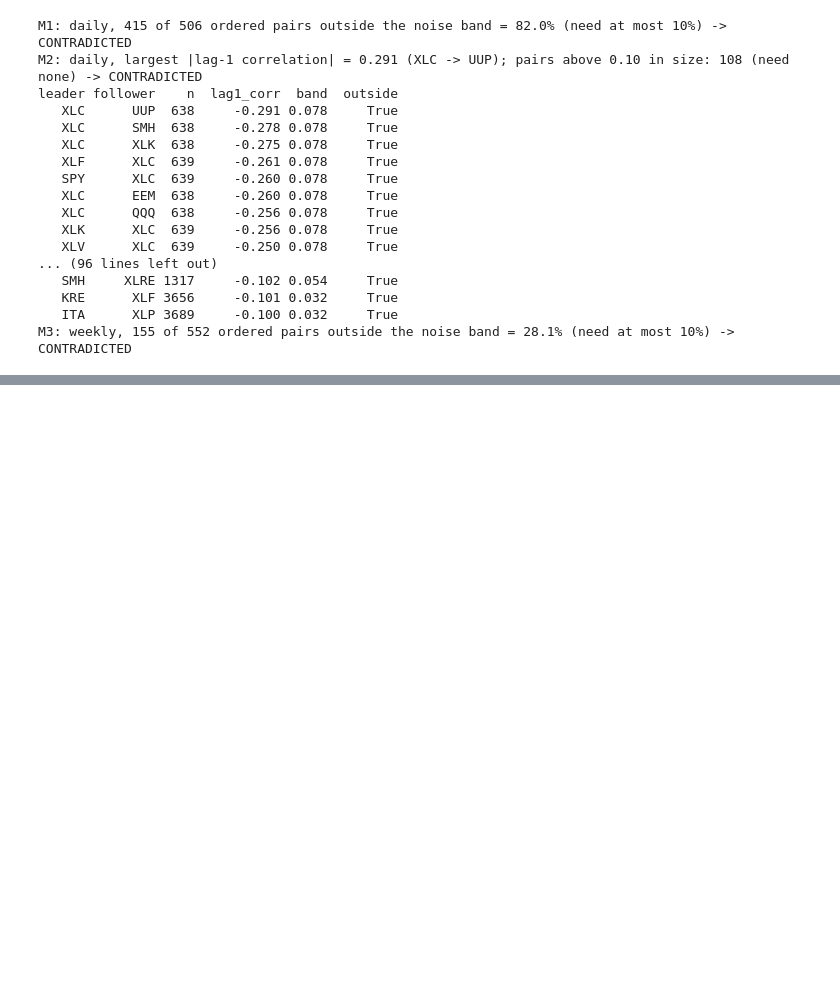
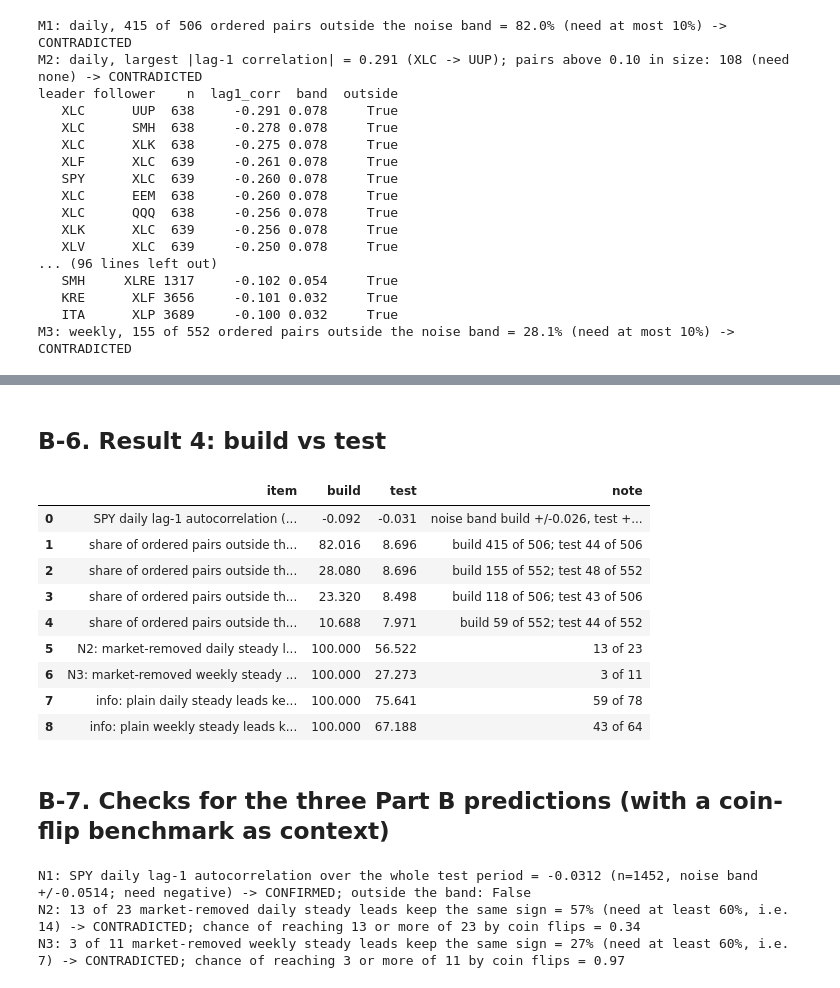
Before and after one commit to LamBuild33/market-rotation-research, a Jupyter notebook: notebooks/05_who_moves_first.ipynb, the cells around one changed output, grey strips where cells are left out. Saved outputs shown, nothing was run; the diff lists cells and outputs as text; code cells hidden in the pictures; blank space fills up the shorter version.

Commit message:
Notebook 05 Part B: who moves first (test years, checked once)
Co-Authored-By: Claude Sonnet 5.5 <noreply@anthropic.com>

```diff
--- a/notebooks/05_who_moves_first.ipynb
+++ b/notebooks/05_who_moves_first.ipynb
@@ -405,0 +591,20 @@ M3: weekly, 155 of 552 ordered pairs outside the noise band = 28.1% (need at mos
+# %%
+not_new = lambda s: ~(s.leader.isin(["XLC", "XLRE"]) | s.follower.isin(["XLC", "XLRE"]))
+chk_plain = {"daily": check_leads(SL, "plain", "daily", subset=not_new), "weekly": check_leads(SL, "plain", "weekly")}
+pd.concat(chk_plain.values()).round(5).to_csv(R / "05b_steady_leads_plain_check.csv", index=False)
+for f, c in chk_plain.items():
+    k = int(c.same_sign.sum())
+    print(f"plain {f} steady leads checked: {len(c)} | same sign in the test years: {k} ({k/len(c)*100:.0f}%) | outside the test noise band: {int(c.outside_test_band.sum())}")
+print()
+ysum = pd.concat([year_summary(yearlyT, v).assign(view=v) for v in ("plain", "market-removed")])
+ysum["note"] = np.where(ysum.year == last_year, (f"partial: to {last_date.date()}" if last_date < pd.Timestamp(f"{last_year}-12-20") else ""), "")
+ysum.round(3).to_csv(R / "05b_by_year_summary.csv", index=False)
+whole = pd.DataFrame([dict(freq=f, view=v, ordered_pairs=len(fullT[(v, f)]), outside_band=int(fullT[(v, f)].outside.sum()), share_outside_pct=fullT[(v, f)].outside.mean() * 100,
+                           max_abs_corr=fullT[(v, f)].lag1_corr.abs().max(), pairs_abs_corr_above_0_10=int((fullT[(v, f)].lag1_corr.abs() > 0.10).sum()),
+                           steady_leads=int(SLT[(v, f)].steady.sum()) if len(SLT[(v, f)]) else 0) for v in ("plain", "market-removed") for f in ("daily", "weekly")])
+whole.round(3).to_csv(R / "05b_summary_shares.csv", index=False)
+print("whole test period:"); print(whole.round(2).to_string(index=False))
+for v in ("plain", "market-removed"):
+    for f in ("daily", "weekly"):
+        print(f"\n--- {v}, {f}: share of ordered pairs outside the band by year ---")
+        print(ysum[(ysum.view == v) & (ysum.freq == f)][["year", "pairs", "share_outside_pct", "mean_lag1_corr", "mean_abs_lag1_corr", "note"]].round(2).to_string(index=False))
@@ -405,0 +629,45 @@ M3: weekly, 155 of 552 ordered pairs outside the noise band = 28.1% (need at mos
+# %% [markdown]
+## B-6. Result 4: build vs test
+# %%
+rows = []
+a_b = auto[(auto.freq == "daily") & (auto.view == "plain") & (auto.symbol == "SPY") & (auto.period == "full")].iloc[0]
+a_t = autoT[(autoT.freq == "daily") & (autoT.view == "plain") & (autoT.symbol == "SPY") & (autoT.period == "full")].iloc[0]
+rows.append({"item": "SPY daily lag-1 autocorrelation (plain)", "build": a_b.lag1_autocorr, "test": a_t.lag1_autocorr, "note": f"noise band build +/-{a_b.band:.3f}, test +/-{a_t.band:.3f}"})
+for v in ("plain", "market-removed"):
+    for f in ("daily", "weekly"):
+        rows.append({"item": f"share of ordered pairs outside the band: {v}, {f} (%)", "build": full[(v, f)].outside.mean() * 100, "test": fullT[(v, f)].outside.mean() * 100,
+                     "note": f"build {int(full[(v, f)].outside.sum())} of {len(full[(v, f)])}; test {int(fullT[(v, f)].outside.sum())} of {len(fullT[(v, f)])}"})
+for f in ("daily", "weekly"):
+    c = chk[f]; k = int(c.same_sign.sum())
+    rows.append({"item": f"N{2 if f == 'daily' else 3}: market-removed {f} steady leads keeping the same sign (%)", "build": 100.0, "test": k / len(c) * 100, "note": f"{k} of {len(c)}"})
+for f, c in chk_plain.items():
+    k = int(c.same_sign.sum())
+    rows.append({"item": f"info: plain {f} steady leads keeping the same sign (%)", "build": 100.0, "test": k / len(c) * 100, "note": f"{k} of {len(c)}"})
+bt = pd.DataFrame(rows)
+bt.round(3).to_csv(R / "05b_build_vs_test.csv", index=False)
+bt.round(3)
+# %% [output]
+|  | item | build | test | note |
+| 0 | SPY daily lag-1 autocorrelation (... | -0.092 | -0.031 | noise band build +/-0.026, test +... |
+| 1 | share of ordered pairs outside th... | 82.016 | 8.696 | build 415 of 506; test 44 of 506 |
+| 2 | share of ordered pairs outside th... | 28.080 | 8.696 | build 155 of 552; test 48 of 552 |
+| 3 | share of ordered pairs outside th... | 23.320 | 8.498 | build 118 of 506; test 43 of 506 |
+| 4 | share of ordered pairs outside th... | 10.688 | 7.971 | build 59 of 552; test 44 of 552 |
+| 5 | N2: market-removed daily steady l... | 100.000 | 56.522 | 13 of 23 |
+| 6 | N3: market-removed weekly steady ... | 100.000 | 27.273 | 3 of 11 |
+| 7 | info: plain daily steady leads ke... | 100.000 | 75.641 | 59 of 78 |
+| 8 | info: plain weekly steady leads k... | 100.000 | 67.188 | 43 of 64 |
+# %% [markdown]
+## B-7. Checks for the three Part B predictions (with a coin-flip benchmark as context)
+# %%
+spy_auto = a_t.lag1_autocorr
+print(f"N1: SPY daily lag-1 autocorrelation over the whole test period = {spy_auto:+.4f} (n={int(a_t.n)}, noise band +/-{a_t.band:.4f}; need negative) -> {'CONFIRMED' if spy_auto < 0 else 'CONTRADICTED'}; outside the band: {bool(a_t.outside)}")
+for lab, f, need in (("N2", "daily", 14), ("N3", "weekly", 7)):
+    c = chk[f]; k = int(c.same_sign.sum()); n = len(c)
+    chance = binom.sf(k - 1, n, 0.5)
+    ok = k >= int(np.ceil(0.6 * n - 1e-9))
+    print(f"{lab}: {k} of {n} market-removed {f} steady leads keep the same sign = {k/n*100:.0f}% (need at least 60%, i.e. {int(np.ceil(0.6*n - 1e-9))}) -> {'CONFIRMED' if ok else 'CONTRADICTED'}; chance of reaching {k} or more of {n} by coin flips = {chance:.2f}")
+# %% [output]
+N1: SPY daily lag-1 autocorrelation over the whole test period = -0.0312 (n=1452, noise band +/-0.0514; need negative) -> CONFIRMED; outside the band: False
+N2: 13 of 23 market-removed daily steady leads keep the same sign = 57% (need at least 60%, i.e. 14) -> CONTRADICTED; chance of reaching 13 or more of 23 by coin flips = 0.34
+N3: 3 of 11 market-removed weekly steady leads keep the same sign = 27% (need at least 60%, i.e. 7) -> CONTRADICTED; chance of reaching 3 or more of 11 by coin flips = 0.97
```
Also changed, not shown: parts of 14 cells of this notebook, 13 other files.
